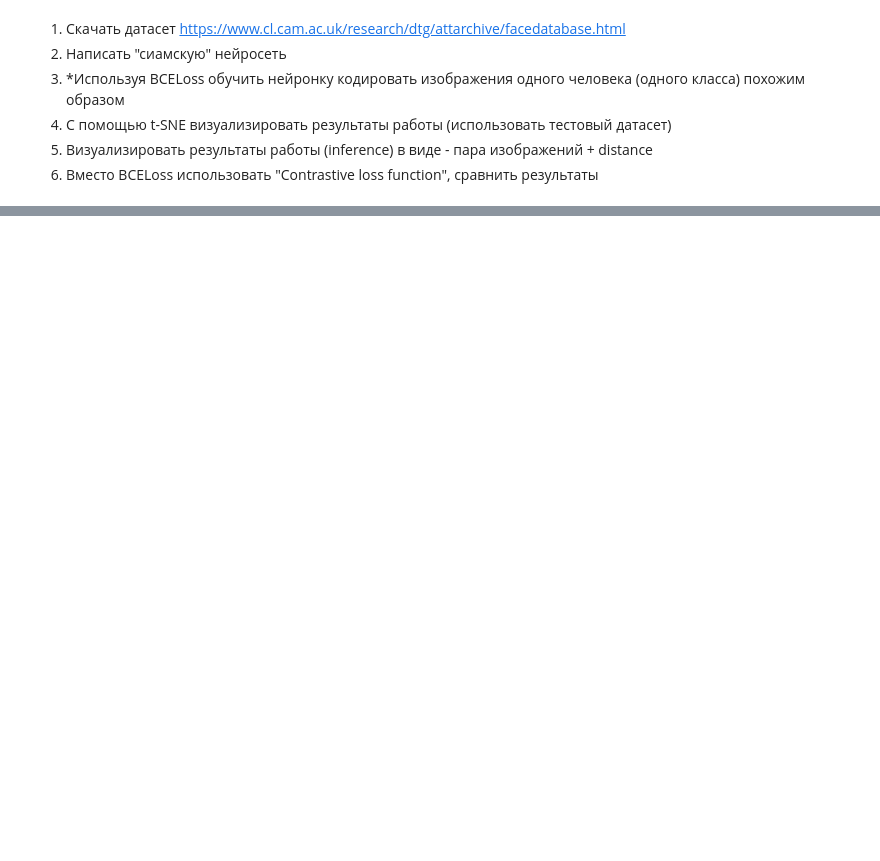
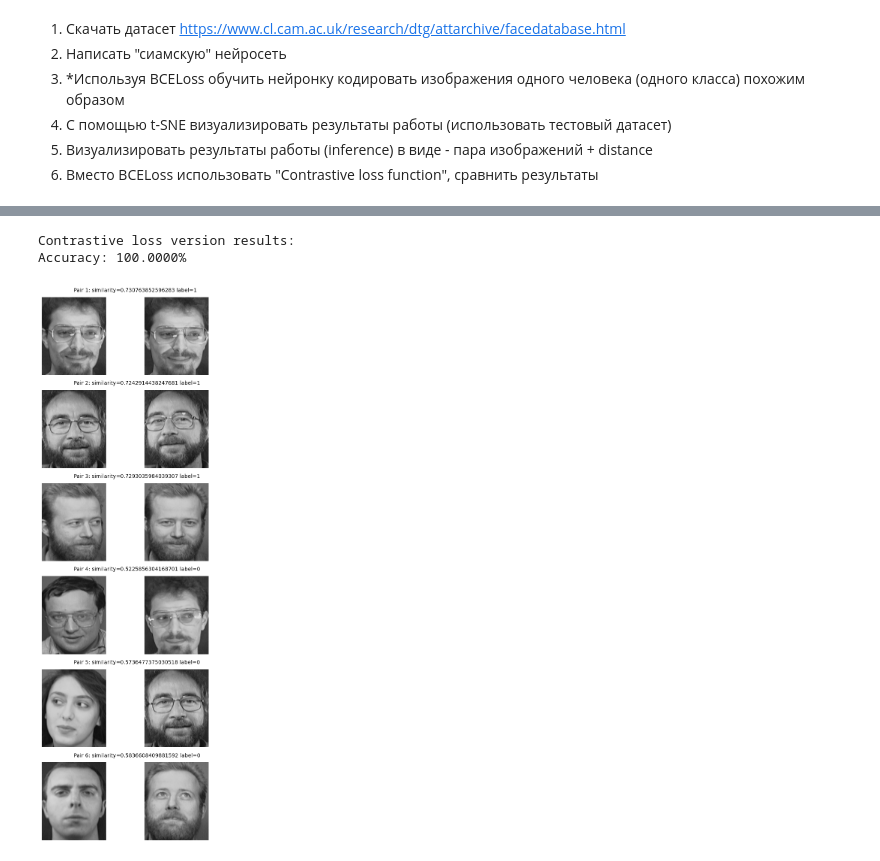
Before and after one commit to buklinfur/python_4semester, a Jupyter notebook: 2_lab_2.ipynb, the cells around one changed output, grey strips where cells are left out. Drawn from its saved outputs; the diff is of its cells as text; code cells hidden in the pictures; blank space fills up the shorter version.

```diff
--- a/2_lab_2.ipynb
+++ b/2_lab_2.ipynb
@@ -91,8 +93,14 @@ image_folders = [f"dataset/s{folder}" for folder in range (1,41)]
 train_dataset = PairDataset(image_folders=image_folders, transform=transform, train=True)
 test_dataset = PairDataset(image_folders=image_folders, transform=transform, train=False)
 
-train_loader = DataLoader(train_dataset, batch_size=32, shuffle=True)
-test_loader = DataLoader(test_dataset, batch_size=32, shuffle=False)
+train_loader = DataLoader(train_dataset, shuffle=True, pin_memory=True, pin_memory_device='cuda')
+test_loader = DataLoader(test_dataset, shuffle=False, pin_memory=True, pin_memory_device='cuda')
+
+print (len(train_dataset))
+print (len(train_loader))
+
+print (len(test_dataset))
+print (len(test_loader))
 
 img1, img2, labels = next(iter(train_loader))
 print (img1.shape, img2.shape, labels.shape)
@@ -246,0 +437,9 @@ Epoch 10/10, Loss: 0.5166
+# %%
+inference_data = get_inference_dataset()
+
+print ("Contrastive loss version results:")
+get_inference(used_model=model_contrastive, test_data=inference_data)
+# %% [output]
+Contrastive loss version results:
+Accuracy: 100.0000%
+[figure, added]
```
Also changed, not shown: parts of 14 cells of this notebook.
